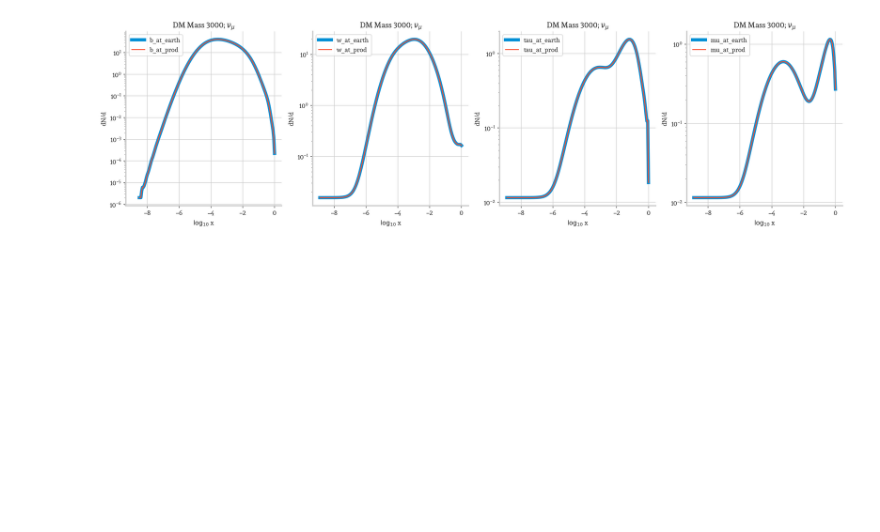
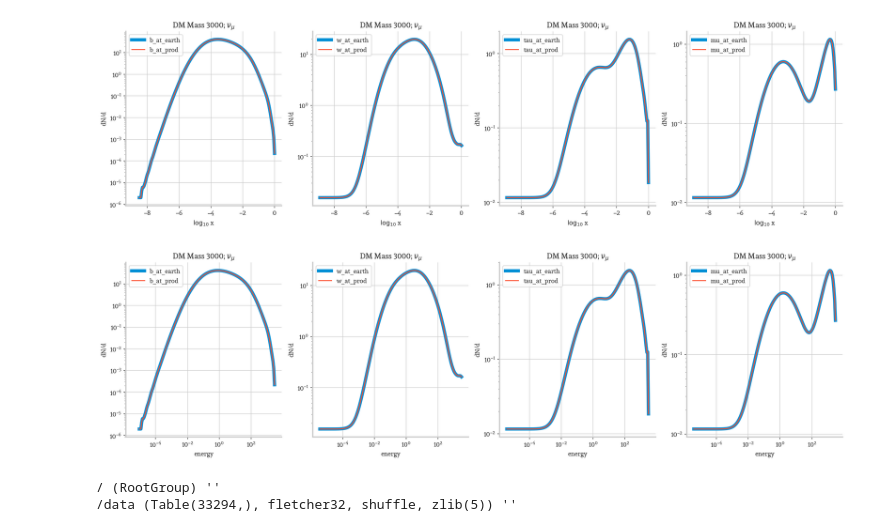
Before and after one commit to KM3NeT/km3flux, a Jupyter notebook: km3flux/data/cirelli/parse cirelli tables.ipynb, the cells around one changed output. Saved outputs shown, nothing was run; the diff lists cells and outputs as text; code cells hidden in the pictures; blank space fills up the shorter version.

Commit message:
cirelli -> h5

```diff
--- a/km3flux/data/cirelli/parse cirelli tables.ipynb
+++ b/km3flux/data/cirelli/parse cirelli tables.ipynb
@@ -32,7 +32,8 @@ df = pd.concat([nue, numu, nutau])
 all_cols = sorted(df.columns)
 cols = ['mDM', 'Log[10,x]',
         '\[Mu]', '\[Tau]', 'b', 'W',
-        'flavor'
+        'flavor',
+        # 'energy'
        ]
 alias = {
     'mDM': 'mass_dm',
@@ -46,6 +47,9 @@ df = df[cols]
 df.rename(columns=alias, inplace=True)
 prod = prod[[c for c in cols if c != 'flavor']]
 prod.rename(columns=alias, inplace=True)
+# %%
+df['energy'] = df['mass_dm'] * np.power(10, df['log10_x'])
+prod['energy'] = prod['mass_dm'] * np.power(10, prod['log10_x'])
 # %%
 df.columns
 # %% [output]
@@ -104,2 +114,45 @@ ax4.set_yscale('log');
 # %% [output]
 [figure]
+# %%
+def plot_energy():
+    fig, (ax1, ax2, ax3, ax4) = plt.subplots(1, 4, figsize=(20, 5))
+
+    m3k.plot('energy', 'b', label='b_at_earth', ax=ax1, linewidth=5)
+    p.plot('energy', 'b', label='b_at_prod', ax=ax1)
+    ax1.legend()
+    ax1.set_title(r'DM Mass 3000; $\nu_\mu$')
+    ax1.set_xlabel('energy')
+    ax1.set_ylabel('dN/d')
+    ax1.set_xscale('log');
+    ax1.set_yscale('log');
+
+    ax = m3k.plot('energy', 'w', label='w_at_earth', ax=ax2, linewidth=5)
+    p.plot('energy', 'w', label='w_at_prod', ax=ax2)
+    ax2.legend()
+    ax2.set_title(r'DM Mass 3000; $\nu_\mu$')
+    ax2.set_xlabel('energy')
+    ax2.set_ylabel('dN/d')
+    ax2.set_xscale('log');
+    ax2.set_yscale('log');
+
+    ax = m3k.plot('energy', 'tau', label='tau_at_earth', ax=ax3, linewidth=5)
+    p.plot('energy', 'tau', label='tau_at_prod', ax=ax3)
+    ax3.legend()
+    ax3.set_title(r'DM Mass 3000; $\nu_\mu$')
+    ax3.set_xlabel('energy')
+    ax3.set_ylabel('dN/d')
+    ax3.set_xscale('log');
+    ax3.set_yscale('log');
+
+    ax = m3k.plot('energy', 'mu', label='mu_at_earth', ax=ax4, linewidth=5)
+    p.plot('energy', 'mu', label='mu_at_prod', ax=ax4)
+    ax4.legend()
+    ax4.set_title(r'DM Mass 3000; $\nu_\mu$')
+    ax4.set_xlabel('energy')
+    ax4.set_ylabel('dN/d')
+    ax4.set_xscale('log');
+    ax4.set_yscale('log');
+
+plot_energy()
+# %% [output]
+[figure, added]
@@ -105,0 +162,8 @@ ax4.set_yscale('log');
+# %%
+%%bash
+ptrepack foo.h5:/bla/table cirelli_gc.h5:/data --complevel=5 --fletcher32=1 --shuffle=1 --overwrite-nodes
+rm foo.h5
+ptdump cirelli_gc.h5
+# %% [output]
+/ (RootGroup) ''
+/data (Table(33294,), fletcher32, shuffle, zlib(5)) ''
```
Also changed, not shown: parts of 5 cells of this notebook, 1 other file.
